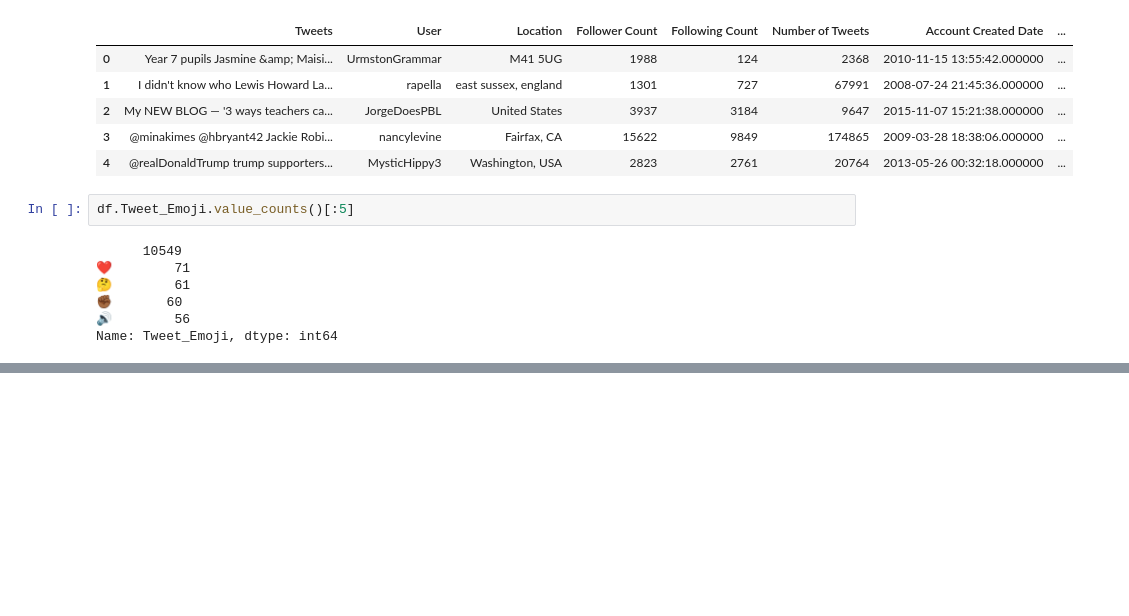
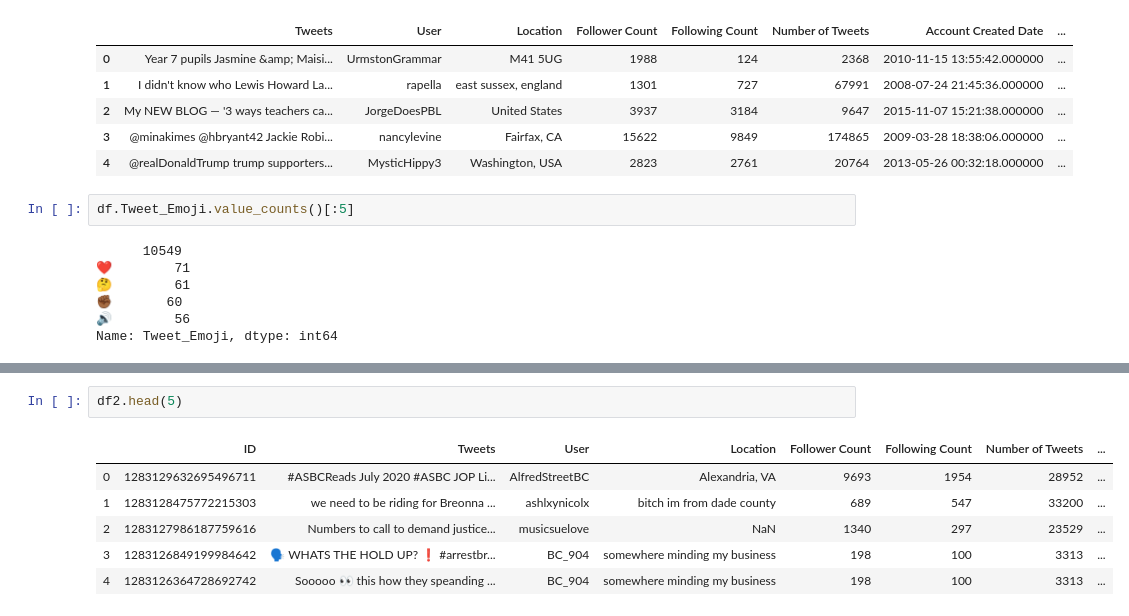
Before and after one commit to Nerolan/Twitter_Crawler, a Jupyter notebook: Untitled.ipynb, the cells around one changed output, grey strips where cells are left out. Saved outputs shown, nothing was run; the diff lists cells and outputs as text; blank space fills up the shorter version.

```diff
--- a/Untitled.ipynb
+++ b/Untitled.ipynb
@@ -102,0 +165,9 @@ Name: Tweet_Emoji, dtype: int64
+# %%
+df2.head(5)
+# %% [output]
+|  | ID | Tweets | User | Location | Follower Count | Following Count | Number of Tweets | ... |
+| 0 | 1283129632695496711 | #ASBCReads July 2020 #ASBC JOP Li... | AlfredStreetBC | Alexandria, VA | 9693 | 1954 | 28952 | ... |
+| 1 | 1283128475772215303 | we need to be riding for Breonna ... | ashlxynicolx | bitch im from dade county | 689 | 547 | 33200 | ... |
+| 2 | 1283127986187759616 | Numbers to call to demand justice... | musicsuelove | NaN | 1340 | 297 | 23529 | ... |
+| 3 | 1283126849199984642 | 🗣 WHATS THE HOLD UP? ❗️ #arrestbr... | BC_904 | somewhere minding my business | 198 | 100 | 3313 | ... |
+| 4 | 1283126364728692742 | Sooooo 👀 this how they speanding ... | BC_904 | somewhere minding my business | 198 | 100 | 3313 | ... |
```
Also changed, not shown: parts of 19 cells of this notebook, 8 other files.
